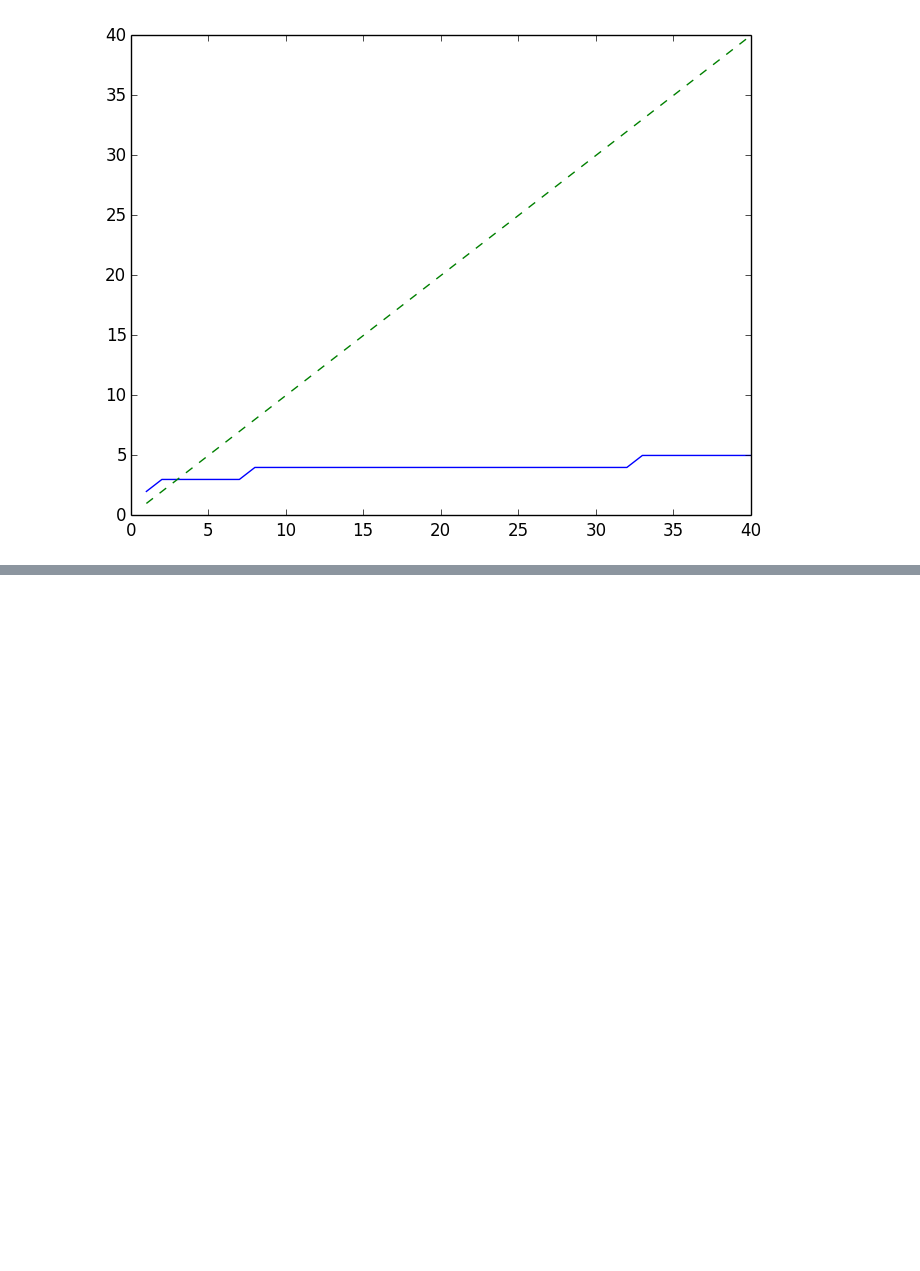
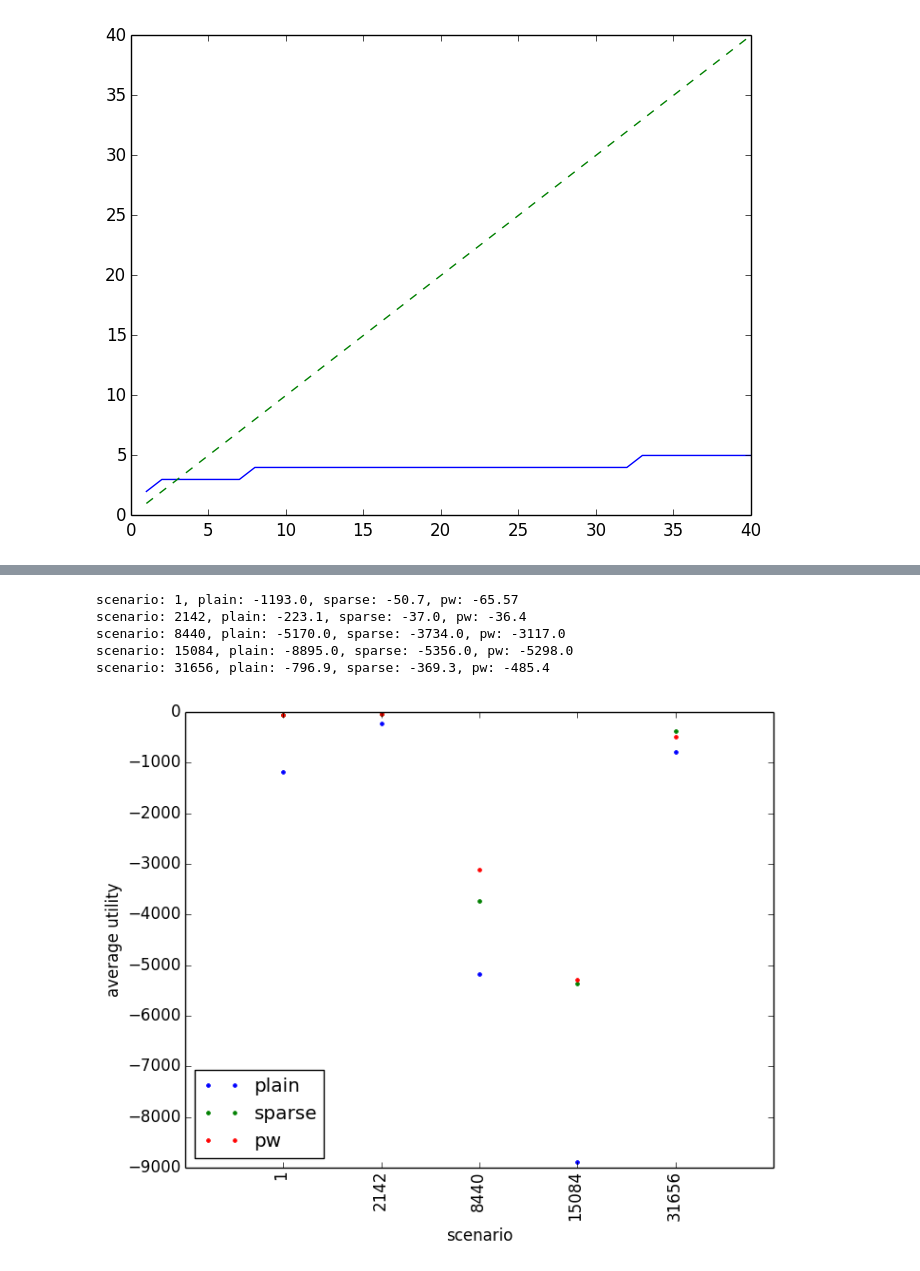
Before and after one commit to neosado/SAPR, a Jupyter notebook: UTMScenario.ipynb, the cells around one changed output, grey strips where cells are left out. Drawn from its saved outputs; the diff is of its cells as text; code cells hidden in the pictures; blank space fills up the shorter version.

```diff
--- a/UTMScenario.ipynb
+++ b/UTMScenario.ipynb
@@ -250,0 +487,12 @@ plot(n, ceil(c * n .^ alpha), n, n, "--")
+# %%
+# 1, 1161, 1250, 1785, 2142, 2620, 8440, 9525, 12506, 15084, 31656
+# 1, 2142, 8440, 15084, 31656
+#plotWithParam(nObsMax = 8, c = 2., alpha = 0.4);
+plotWithParam(sn_list = [1, 2142, 8440, 15084, 31656], nObsMax = 8, c = 2., alpha = 0.4);
+# %% [output]
+scenario: 1, plain: -1193.0, sparse: -50.7, pw: -65.57
+scenario: 2142, plain: -223.1, sparse: -37.0, pw: -36.4
+scenario: 8440, plain: -5170.0, sparse: -3734.0, pw: -3117.0
+scenario: 15084, plain: -8895.0, sparse: -5356.0, pw: -5298.0
+scenario: 31656, plain: -796.9, sparse: -369.3, pw: -485.4
+[figure, added]
```
Also changed, not shown: parts of 4 cells of this notebook, 5 other files.
